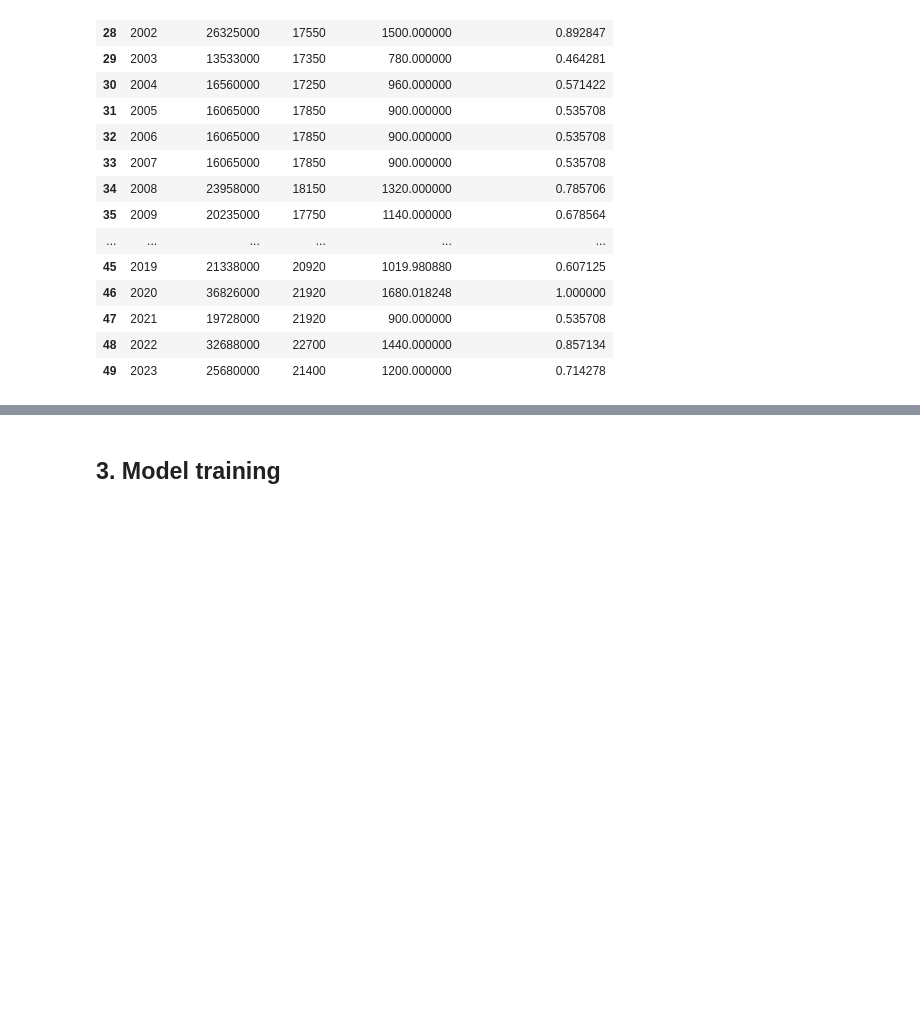
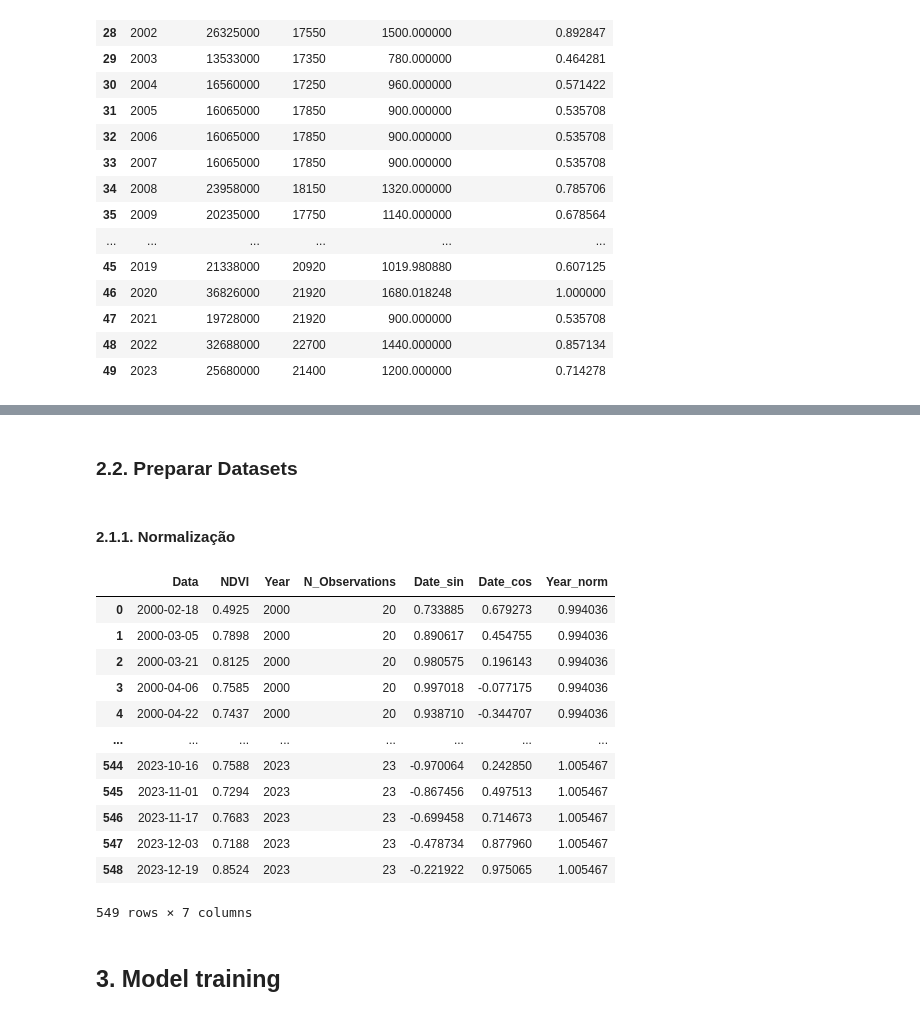
Before and after one commit to luisfuturist/ec-ingredion-2, a Jupyter notebook: src/2. Prediction.ipynb, the cells around one changed output, grey strips where cells are left out. Cells and saved outputs as stored; diff of their text form; code cells hidden in the pictures; blank space fills up the shorter version.

Commit message:
wip: Implementando Datasets

```diff
--- a/src/2. Prediction.ipynb
+++ b/src/2. Prediction.ipynb
@@ -115,8 +120,8 @@ NDVI
 # %%
 PROD = pd.read_csv(PROD_PATH)
-PROD = PROD[(PROD["Year"] >= 2000) & (PROD["Year"] <= 2024)]
-max_productivity = PROD["Productivity (kg/ha)"].max()
-PROD["Normalized_productivity"] = PROD["Productivity (kg/ha)"] / max_productivity
+PROD = PROD[(PROD["Year"] >= 2000) & (PROD["Year"] <= 2023)]
+# max_productivity = PROD["Productivity (kg/ha)"].max()
+# PROD["Normalized_productivity"] = PROD["Productivity (kg/ha)"] / max_productivity
 PROD
 # %% [output]
 |  | Year | Production (kg) | Area (ha) | Productivity (kg/ha) | Normalized_productivity |
@@ -214,0 +206,34 @@ train_dataset, valid_dateset, test_dataset = torch.utils.data.random_split(
+# %% [markdown]
+### 2.2. Preparar Datasets
+# %% [markdown]
+#### 2.1.1. Normalização
+# %%
+from sklearn.preprocessing import StandardScaler
+
+# Normalizer dados NDVI
+
+NDVI_norm = NDVI.copy()
+NDVI_norm["Year_norm"] = NDVI_norm["Year"] / 2012
+NDVI_norm
+
+# Normalizar produtividade
+PROD_norm = PROD.copy()
+PROD_norm["Year_norm"] = NDVI_norm["Year"] / 2012
+
+
+# scaler = StandardScaler()
+# PROD_norm("Normalized_productivity") =
+# %% [output]
+|  | Data | NDVI | Year | N_Observations | Date_sin | Date_cos | Year_norm |
+| 0 | 2000-02-18 | 0.4925 | 2000 | 20 | 0.733885 | 0.679273 | 0.994036 |
+| 1 | 2000-03-05 | 0.7898 | 2000 | 20 | 0.890617 | 0.454755 | 0.994036 |
+| 2 | 2000-03-21 | 0.8125 | 2000 | 20 | 0.980575 | 0.196143 | 0.994036 |
+| 3 | 2000-04-06 | 0.7585 | 2000 | 20 | 0.997018 | -0.077175 | 0.994036 |
+| 4 | 2000-04-22 | 0.7437 | 2000 | 20 | 0.938710 | -0.344707 | 0.994036 |
+| ... | ... | ... | ... | ... | ... | ... | ... |
+| 544 | 2023-10-16 | 0.7588 | 2023 | 23 | -0.970064 | 0.242850 | 1.005467 |
+| 545 | 2023-11-01 | 0.7294 | 2023 | 23 | -0.867456 | 0.497513 | 1.005467 |
+| 546 | 2023-11-17 | 0.7683 | 2023 | 23 | -0.699458 | 0.714673 | 1.005467 |
+| 547 | 2023-12-03 | 0.7188 | 2023 | 23 | -0.478734 | 0.877960 | 1.005467 |
+| 548 | 2023-12-19 | 0.8524 | 2023 | 23 | -0.221922 | 0.975065 | 1.005467 |
+549 rows × 7 columns
```
Also changed, not shown: parts of 17 cells of this notebook.
